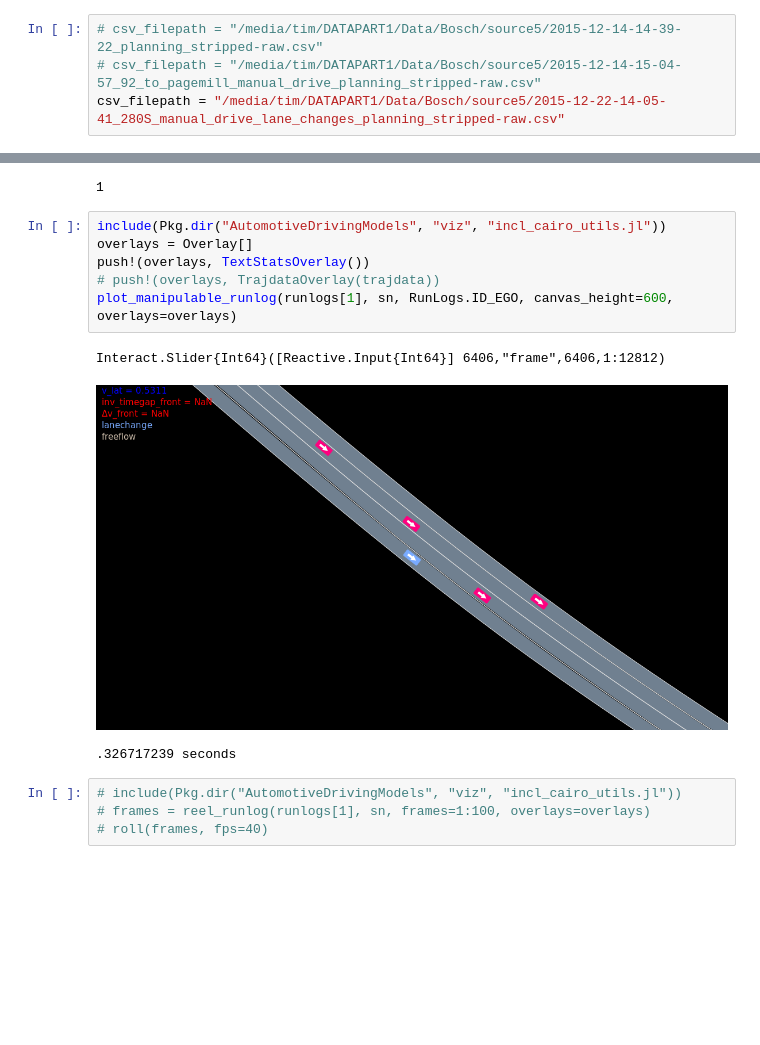
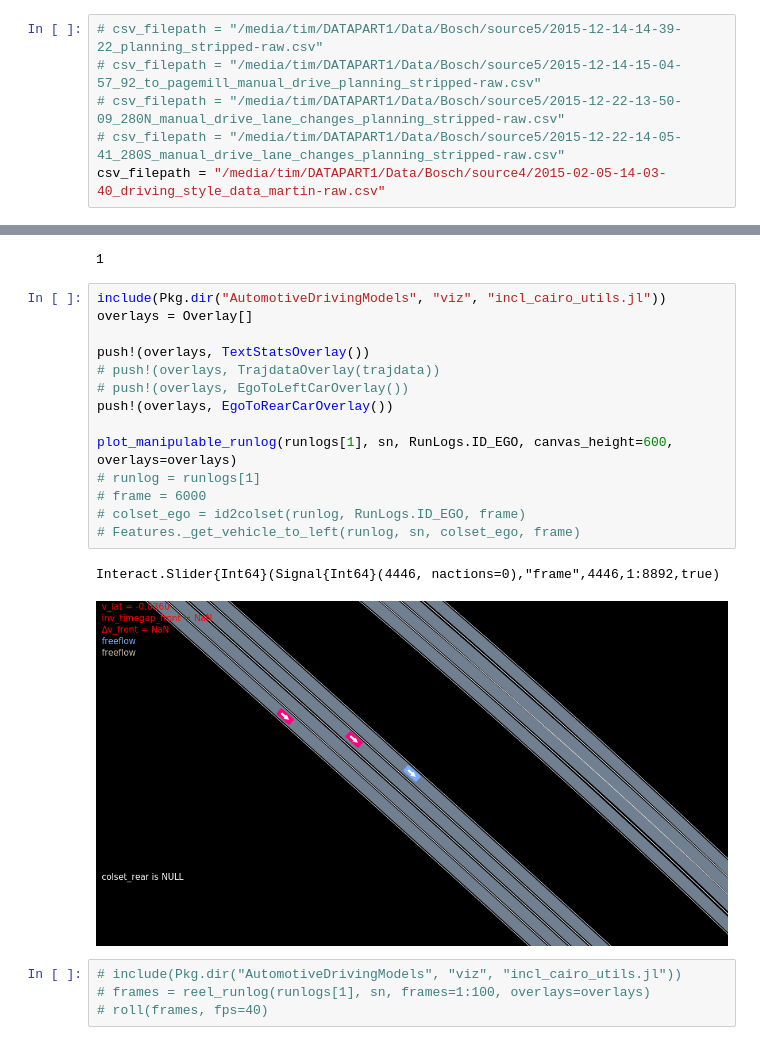
Before and after one commit to sisl/AutomotiveDrivingModels.jl, a Jupyter notebook: jnotebooks/playback/inspect_bosch_csv.ipynb, the cells around one changed output, grey strips where cells are left out. Cells and saved outputs as stored; diff of their text form; blank space fills up the shorter version.

```diff
--- a/jnotebooks/playback/inspect_bosch_csv.ipynb
+++ b/jnotebooks/playback/inspect_bosch_csv.ipynb
@@ -77,5 +81,7 @@ while loading /home/tim/.julia/v0.4/Reel/src/Reel.jl, in expression starting on
 # %%
 # csv_filepath = "/media/tim/DATAPART1/Data/Bosch/source5/2015-12-14-14-39-22_planning_stripped-raw.csv"
 # csv_filepath = "/media/tim/DATAPART1/Data/Bosch/source5/2015-12-14-15-04-57_92_to_pagemill_manual_drive_planning_stripped-raw.csv"
-csv_filepath = "/media/tim/DATAPART1/Data/Bosch/source5/2015-12-22-14-05-41_280S_manual_drive_lane_changes_planning_stripped-raw.csv"
+# csv_filepath = "/media/tim/DATAPART1/Data/Bosch/source5/2015-12-22-13-50-09_280N_manual_drive_lane_changes_planning_stripped-raw.csv"
+# csv_filepath = "/media/tim/DATAPART1/Data/Bosch/source5/2015-12-22-14-05-41_280S_manual_drive_lane_changes_planning_stripped-raw.csv"
+csv_filepath = "/media/tim/DATAPART1/Data/Bosch/source4/2015-02-05-14-03-40_driving_style_data_martin-raw.csv"
 # %% [output]
@@ -107,13 +112,20 @@ length(runlogs)
 # %%
 include(Pkg.dir("AutomotiveDrivingModels", "viz", "incl_cairo_utils.jl"))
 overlays = Overlay[]
+
 push!(overlays, TextStatsOverlay())
 # push!(overlays, TrajdataOverlay(trajdata))
+# push!(overlays, EgoToLeftCarOverlay())
+push!(overlays, EgoToRearCarOverlay())
+
 plot_manipulable_runlog(runlogs[1], sn, RunLogs.ID_EGO, canvas_height=600, overlays=overlays)
+# runlog = runlogs[1]
+# frame = 6000
+# colset_ego = id2colset(runlog, RunLogs.ID_EGO, frame)
+# Features._get_vehicle_to_left(runlog, sn, colset_ego, frame)
 # %% [output]
-Interact.Slider{Int64}([Reactive.Input{Int64}] 6406,"frame",6406,1:12812)
+Interact.Slider{Int64}(Signal{Int64}(4446, nactions=0),"frame",4446,1:8892,true)
-[figure, old version]
+[figure, new version]
-.326717239 seconds
 # %%
 # include(Pkg.dir("AutomotiveDrivingModels", "viz", "incl_cairo_utils.jl"))
 # frames = reel_runlog(runlogs[1], sn, frames=1:100, overlays=overlays)
```
Also changed, not shown: parts of 6 cells of this notebook, 25 other files.
